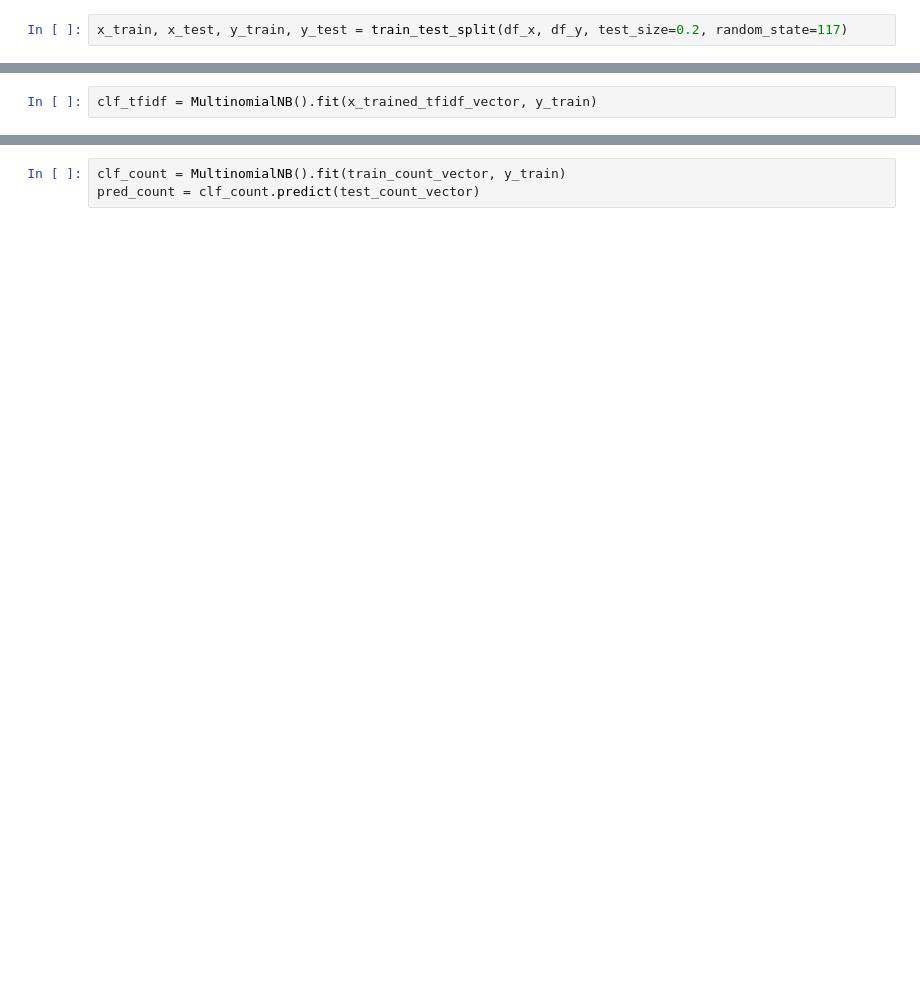
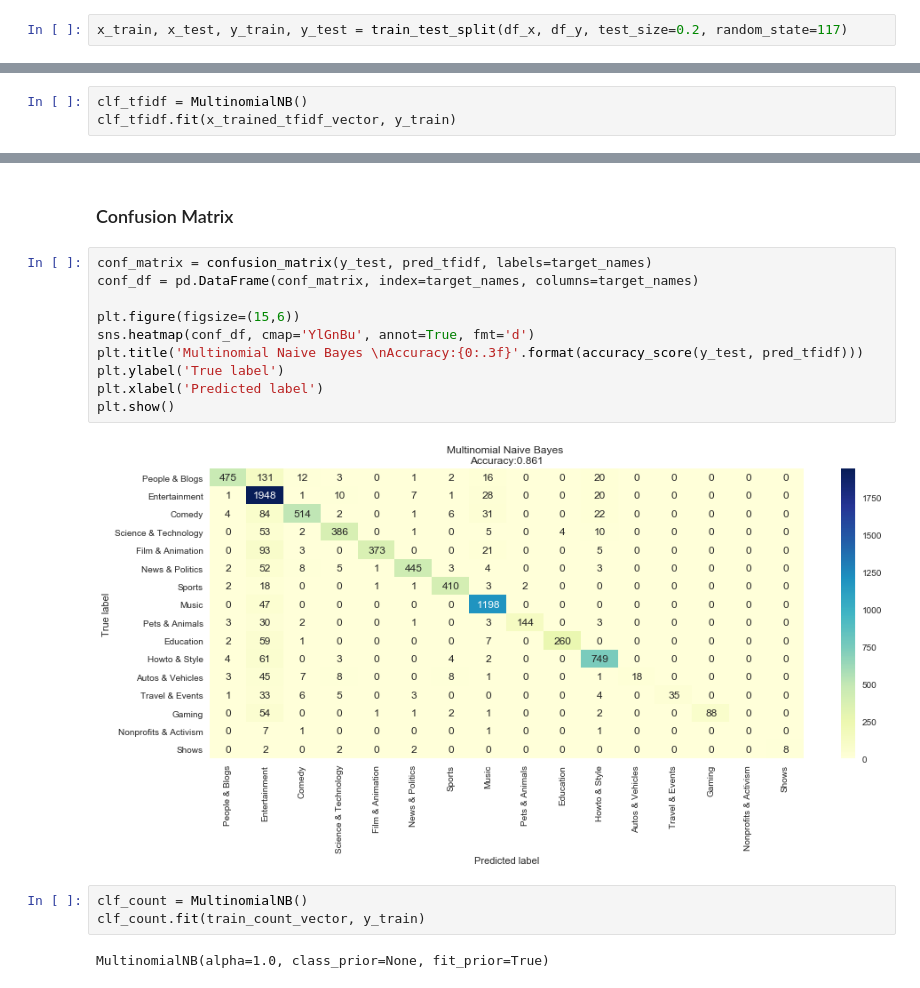
Before and after one commit to loc-vu/yt-trends, a Jupyter notebook: Naive Bayes Model.ipynb, the cells around one changed output, grey strips where cells are left out. Cells and saved outputs as stored; diff of their text form; blank space fills up the shorter version.

```diff
--- a/Naive Bayes Model.ipynb
+++ b/Naive Bayes Model.ipynb
@@ -61,2 +85,3 @@ print(x_trained_tfidf_vector.toarray())
 # %%
-clf_tfidf = MultinomialNB().fit(x_trained_tfidf_vector, y_train)
+clf_tfidf = MultinomialNB()
+clf_tfidf.fit(x_trained_tfidf_vector, y_train)
@@ -85,4 +116,20 @@ Accuracy:  0.860927960927961
+# %% [markdown]
+### Confusion Matrix
+# %%
+conf_matrix = confusion_matrix(y_test, pred_tfidf, labels=target_names)
+conf_df = pd.DataFrame(conf_matrix, index=target_names, columns=target_names)
+
+plt.figure(figsize=(15,6))
+sns.heatmap(conf_df, cmap='YlGnBu', annot=True, fmt='d')
+plt.title('Multinomial Naive Bayes \nAccuracy:{0:.3f}'.format(accuracy_score(y_test, pred_tfidf)))
+plt.ylabel('True label')
+plt.xlabel('Predicted label')
+plt.show()
+# %% [output]
+[figure, added]
 # %%
-clf_count = MultinomialNB().fit(train_count_vector, y_train)
-pred_count = clf_count.predict(test_count_vector)
+clf_count = MultinomialNB()
+clf_count.fit(train_count_vector, y_train)
+# %% [output]
+MultinomialNB(alpha=1.0, class_prior=None, fit_prior=True)
 # %%
```
Also changed, not shown: parts of 18 cells of this notebook.
